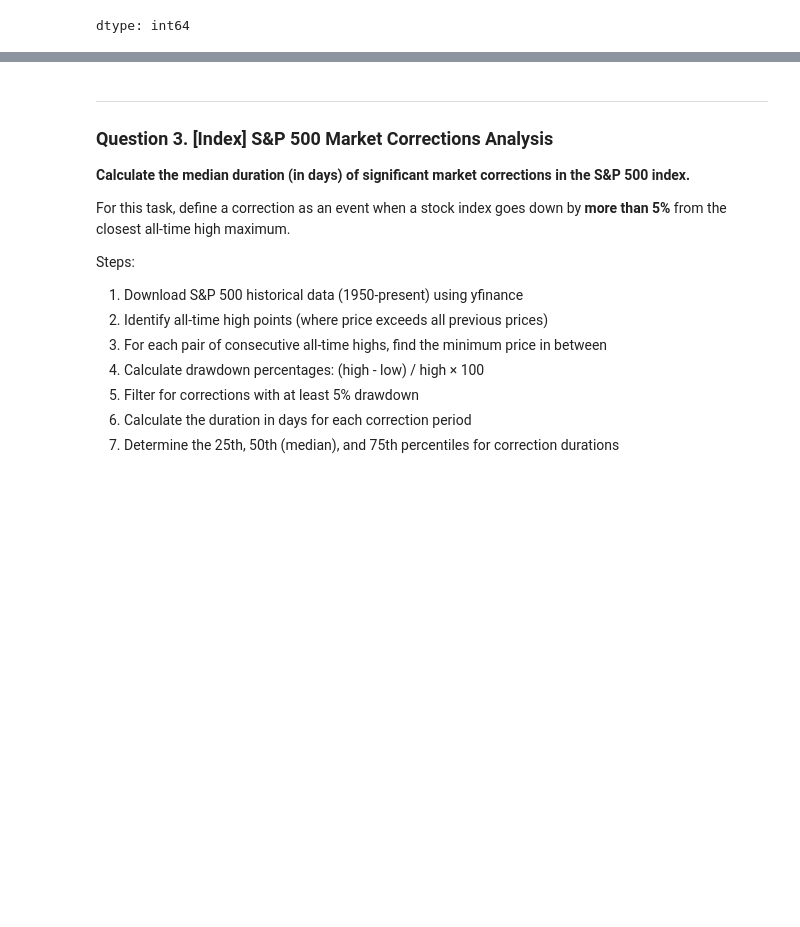
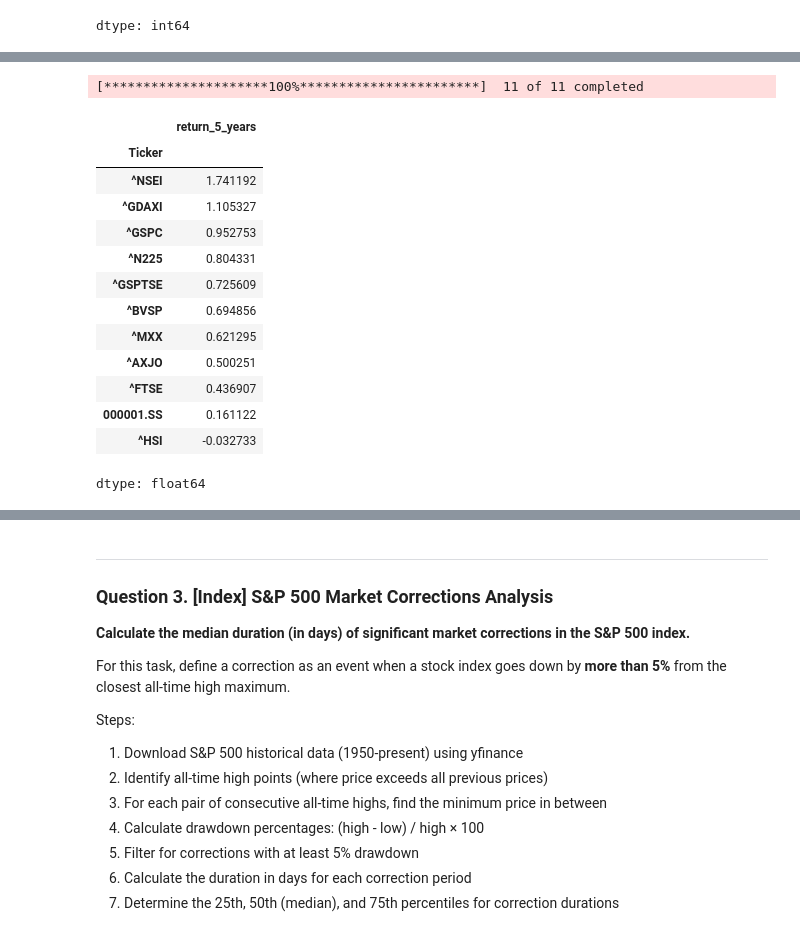
Before and after one commit to YannPhamVan/stock-markets-analytics-zoomcamp, a Jupyter notebook: cohorts/2025/01-intro-and-data-sources-homework.ipynb, the cells around one changed output, grey strips where cells are left out. Drawn from its saved outputs; the diff is of its cells as text; code cells hidden in the pictures; blank space fills up the shorter version.

```diff
--- a/cohorts/2025/01-intro-and-data-sources-homework.ipynb
+++ b/cohorts/2025/01-intro-and-data-sources-homework.ipynb
@@ -148,0 +219,18 @@ data.T
+# %%
+sort_returns(tickers, 5)
+# %% [output]
+[*********************100%***********************]  11 of 11 completed
+|  | return_5_years |
+| Ticker |  |
+| ^NSEI | 1.741192 |
+| ^GDAXI | 1.105327 |
+| ^GSPC | 0.952753 |
+| ^N225 | 0.804331 |
+| ^GSPTSE | 0.725609 |
+| ^BVSP | 0.694856 |
+| ^MXX | 0.621295 |
+| ^AXJO | 0.500251 |
+| ^FTSE | 0.436907 |
+| 000001.SS | 0.161122 |
+| ^HSI | -0.032733 |
+dtype: float64
```
Also changed, not shown: parts of 13 cells of this notebook.
